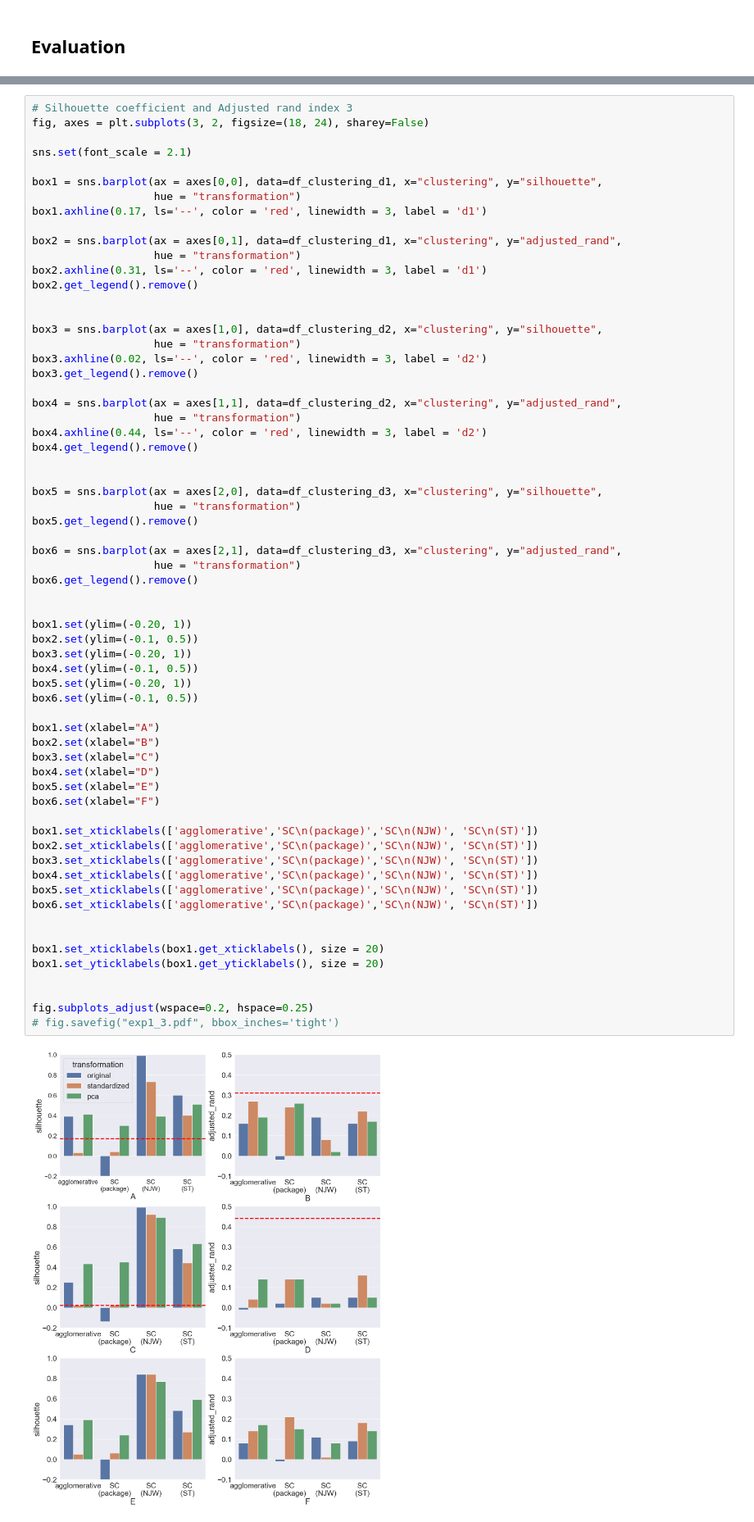
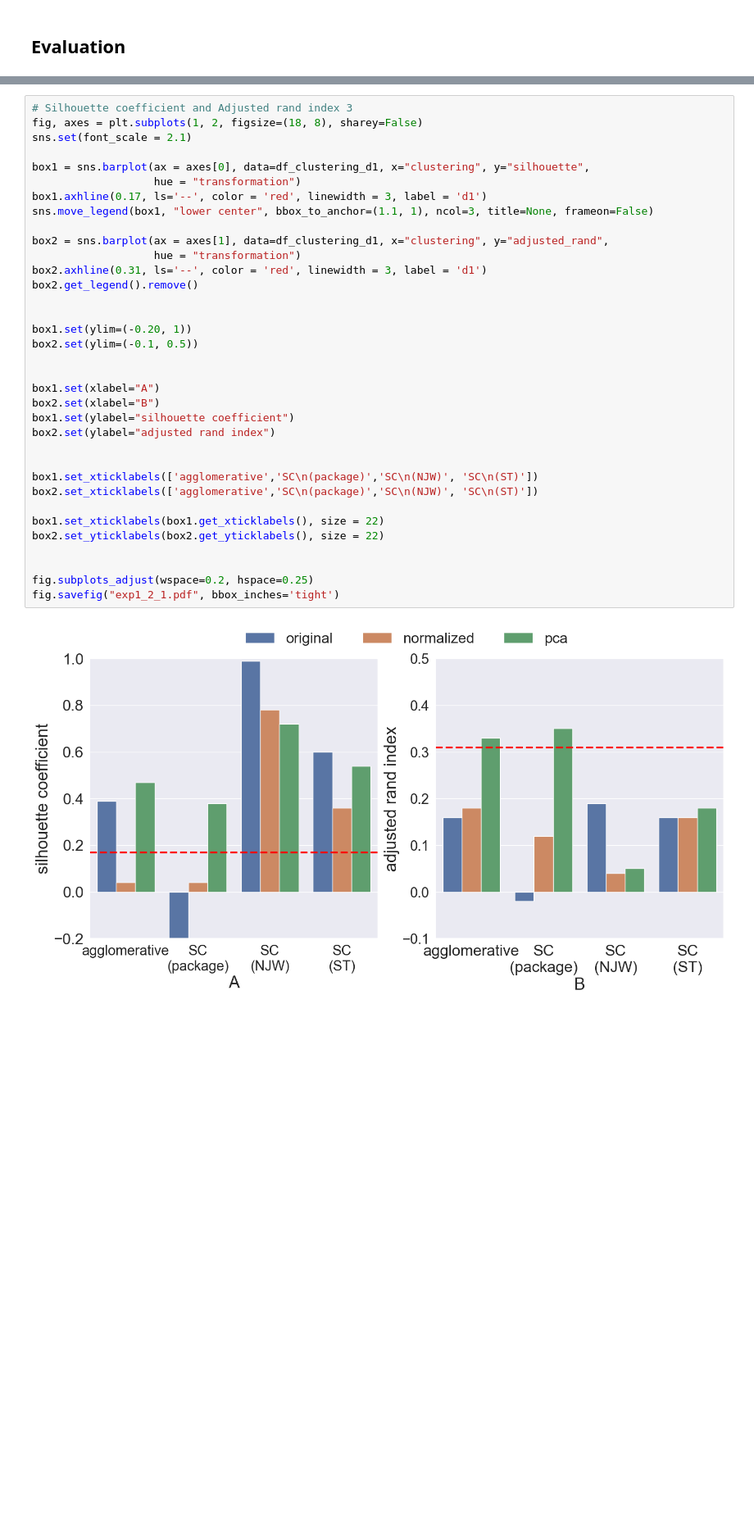
Before and after one commit to clumsyspeedboat/clustering_metaproteins, a Jupyter notebook: performance_evaluation.ipynb, the cells around one changed output, grey strips where cells are left out. Shown at 82% size. Cells and saved outputs as stored; diff of their text form; blank space fills up the shorter version.

```diff
--- a/performance_evaluation.ipynb
+++ b/performance_evaluation.ipynb
@@ -233,66 +235,37 @@ fig.subplots_adjust(wspace=0.15, hspace=0.25)
 # %%
 # Silhouette coefficient and Adjusted rand index 3
-fig, axes = plt.subplots(3, 2, figsize=(18, 24), sharey=False)
-
+fig, axes = plt.subplots(1, 2, figsize=(18, 8), sharey=False)
 sns.set(font_scale = 2.1)
 
-box1 = sns.barplot(ax = axes[0,0], data=df_clustering_d1, x="clustering", y="silhouette",
+box1 = sns.barplot(ax = axes[0], data=df_clustering_d1, x="clustering", y="silhouette",
                    hue = "transformation")
 box1.axhline(0.17, ls='--', color = 'red', linewidth = 3, label = 'd1')
+sns.move_legend(box1, "lower center", bbox_to_anchor=(1.1, 1), ncol=3, title=None, frameon=False)
 
-box2 = sns.barplot(ax = axes[0,1], data=df_clustering_d1, x="clustering", y="adjusted_rand",
+box2 = sns.barplot(ax = axes[1], data=df_clustering_d1, x="clustering", y="adjusted_rand",
                    hue = "transformation")
 box2.axhline(0.31, ls='--', color = 'red', linewidth = 3, label = 'd1')
 box2.get_legend().remove()
 
 
-box3 = sns.barplot(ax = axes[1,0], data=df_clustering_d2, x="clustering", y="silhouette",
-                   hue = "transformation")
-box3.axhline(0.02, ls='--', color = 'red', linewidth = 3, label = 'd2')
-box3.get_legend().remove()
-
-box4 = sns.barplot(ax = axes[1,1], data=df_clustering_d2, x="clustering", y="adjusted_rand",
-                   hue = "transformation")
-box4.axhline(0.44, ls='--', color = 'red', linewidth = 3, label = 'd2')
-box4.get_legend().remove()
-
-
-box5 = sns.barplot(ax = axes[2,0], data=df_clustering_d3, x="clustering", y="silhouette",
-                   hue = "transformation")
-box5.get_legend().remove()
-
-box6 = sns.barplot(ax = axes[2,1], data=df_clustering_d3, x="clustering", y="adjusted_rand",
-                   hue = "transformation")
-box6.get_legend().remove()
-
-
 box1.set(ylim=(-0.20, 1))
 box2.set(ylim=(-0.1, 0.5))
-box3.set(ylim=(-0.20, 1))
-box4.set(ylim=(-0.1, 0.5))
-box5.set(ylim=(-0.20, 1))
-box6.set(ylim=(-0.1, 0.5))
+
 
 box1.set(xlabel="A")
 box2.set(xlabel="B")
-box3.set(xlabel="C")
-box4.set(xlabel="D")
-box5.set(xlabel="E")
-box6.set(xlabel="F")
+box1.set(ylabel="silhouette coefficient")
+box2.set(ylabel="adjusted rand index")
+
 
 box1.set_xticklabels(['agglomerative','SC\n(package)','SC\n(NJW)', 'SC\n(ST)'])
 box2.set_xticklabels(['agglomerative','SC\n(package)','SC\n(NJW)', 'SC\n(ST)'])
-box3.set_xticklabels(['agglomerative','SC\n(package)','SC\n(NJW)', 'SC\n(ST)'])
-box4.set_xticklabels(['agglomerative','SC\n(package)','SC\n(NJW)', 'SC\n(ST)'])
-box5.set_xticklabels(['agglomerative','SC\n(package)','SC\n(NJW)', 'SC\n(ST)'])
-box6.set_xticklabels(['agglomerative','SC\n(package)','SC\n(NJW)', 'SC\n(ST)'])
 
-
-box1.set_xticklabels(box1.get_xticklabels(), size = 20)
-box1.set_yticklabels(box1.get_yticklabels(), size = 20)
+box1.set_xticklabels(box1.get_xticklabels(), size = 22)
+box2.set_yticklabels(box2.get_yticklabels(), size = 22)
 
 
 fig.subplots_adjust(wspace=0.2, hspace=0.25)
-# fig.savefig("exp1_3.pdf", bbox_inches='tight')
+fig.savefig("exp1_2_1.pdf", bbox_inches='tight')
 # %% [output]
-[figure, old version]
+[figure, new version]
```
Also changed, not shown: parts of 28 cells of this notebook, 21 other files.
